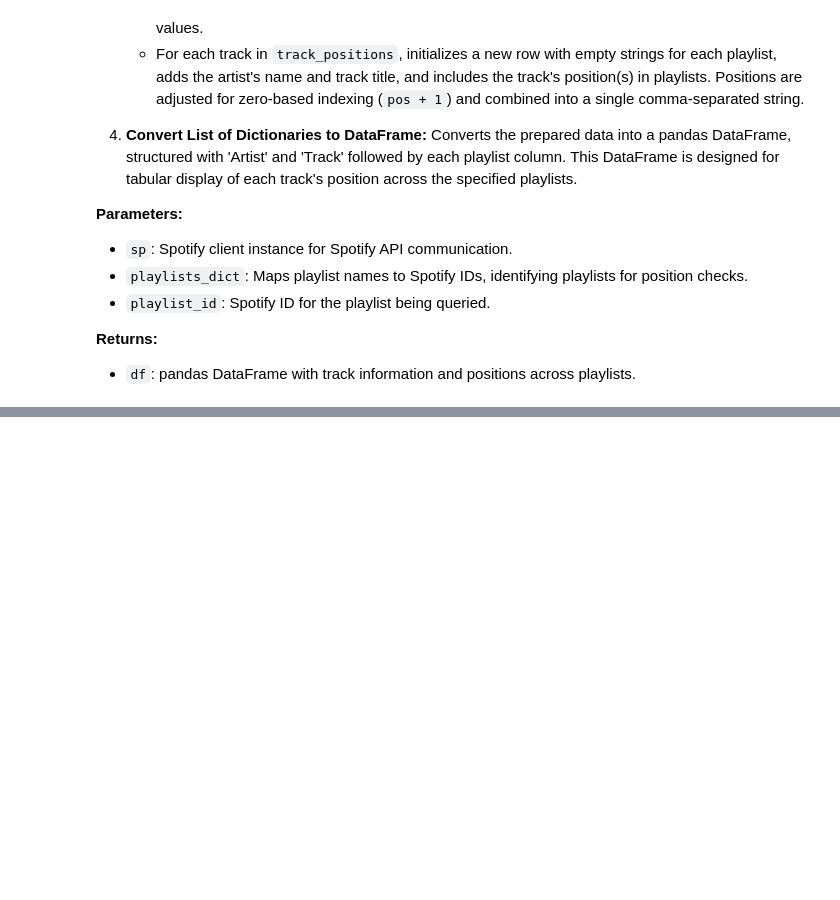
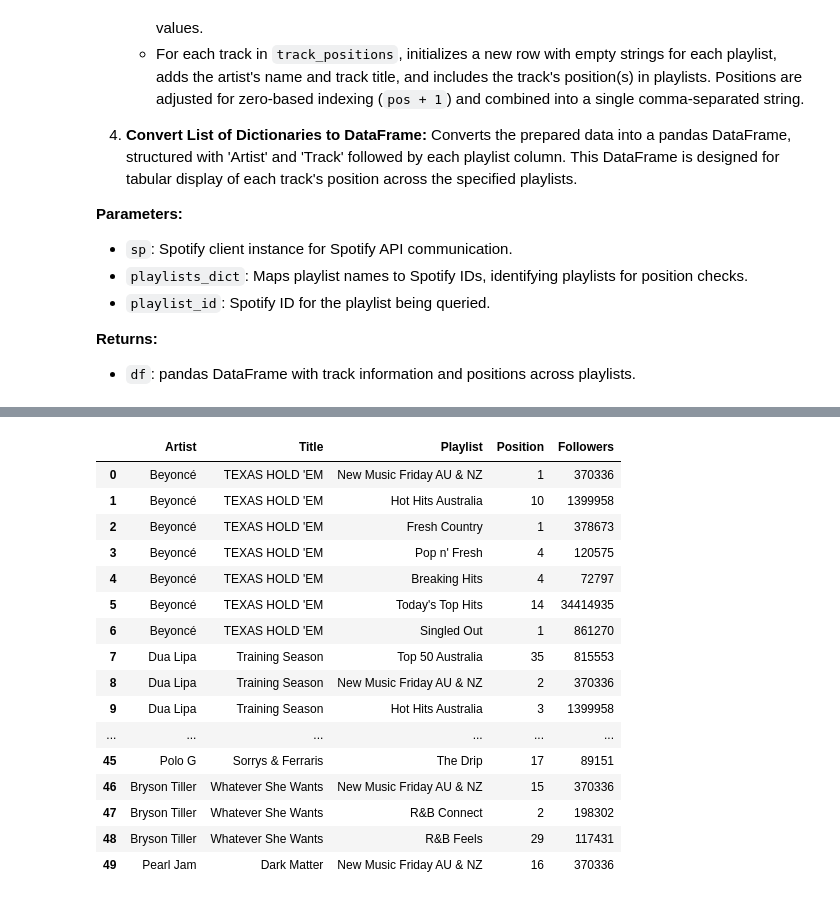
Before and after one commit to amcl11/spotify_au_release_app, a Jupyter notebook: playlist_checker.ipynb, the cells around one changed output, grey strips where cells are left out. Saved outputs shown, nothing was run; the diff lists cells and outputs as text; code cells hidden in the pictures; blank space fills up the shorter version.

```diff
--- a/playlist_checker.ipynb
+++ b/playlist_checker.ipynb
@@ -83,0 +144,2 @@ memory usage: 22.4+ KB
+# %%
+df_2 = load_data_and_create_df(sp, playlists_dict, playlist_id)
@@ -83,0 +157,22 @@ memory usage: 22.4+ KB
+# %%
+# Increase position by +1 to account for 0 index
+df_2['Position'] = df_2['Position'].astype(int) + 1
+df_2.head(50)
+# %% [output]
+|  | Artist | Title | Playlist | Position | Followers |
+| 0 | Beyoncé | TEXAS HOLD 'EM | New Music Friday AU & NZ | 1 | 370336 |
+| 1 | Beyoncé | TEXAS HOLD 'EM | Hot Hits Australia | 10 | 1399958 |
+| 2 | Beyoncé | TEXAS HOLD 'EM | Fresh Country | 1 | 378673 |
+| 3 | Beyoncé | TEXAS HOLD 'EM | Pop n' Fresh | 4 | 120575 |
+| 4 | Beyoncé | TEXAS HOLD 'EM | Breaking Hits | 4 | 72797 |
+| 5 | Beyoncé | TEXAS HOLD 'EM | Today's Top Hits | 14 | 34414935 |
+| 6 | Beyoncé | TEXAS HOLD 'EM | Singled Out | 1 | 861270 |
+| 7 | Dua Lipa | Training Season | Top 50 Australia | 35 | 815553 |
+| 8 | Dua Lipa | Training Season | New Music Friday AU & NZ | 2 | 370336 |
+| 9 | Dua Lipa | Training Season | Hot Hits Australia | 3 | 1399958 |
+| ... | ... | ... | ... | ... | ... |
+| 45 | Polo G | Sorrys & Ferraris | The Drip | 17 | 89151 |
+| 46 | Bryson Tiller | Whatever She Wants | New Music Friday AU & NZ | 15 | 370336 |
+| 47 | Bryson Tiller | Whatever She Wants | R&B Connect | 2 | 198302 |
+| 48 | Bryson Tiller | Whatever She Wants | R&B Feels | 29 | 117431 |
+| 49 | Pearl Jam | Dark Matter | New Music Friday AU & NZ | 16 | 370336 |
```
Also changed, not shown: parts of 10 cells of this notebook, 1 other file.
